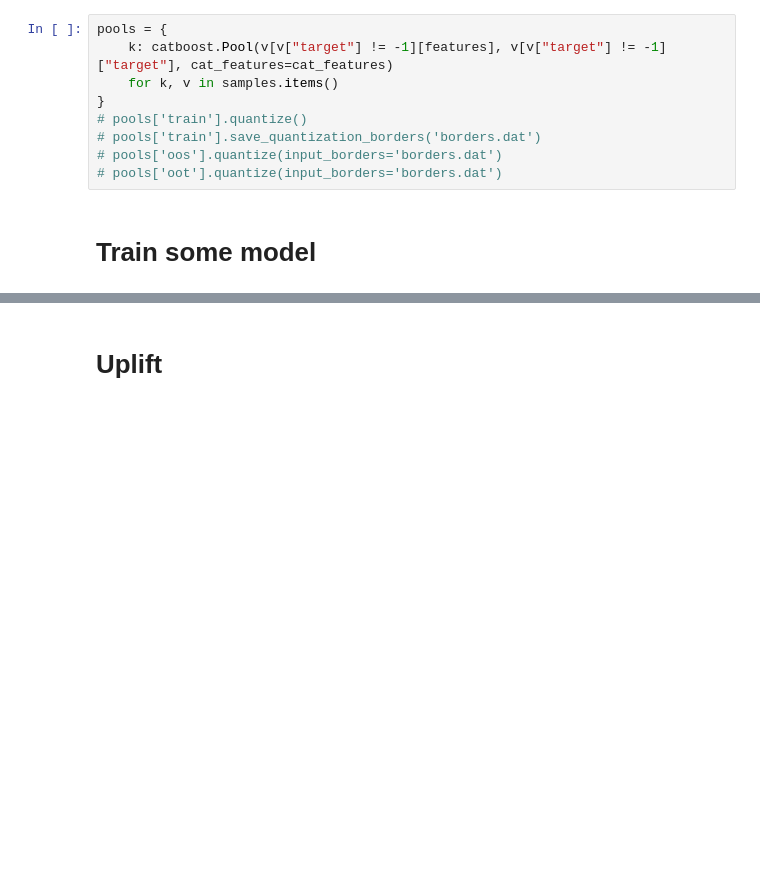
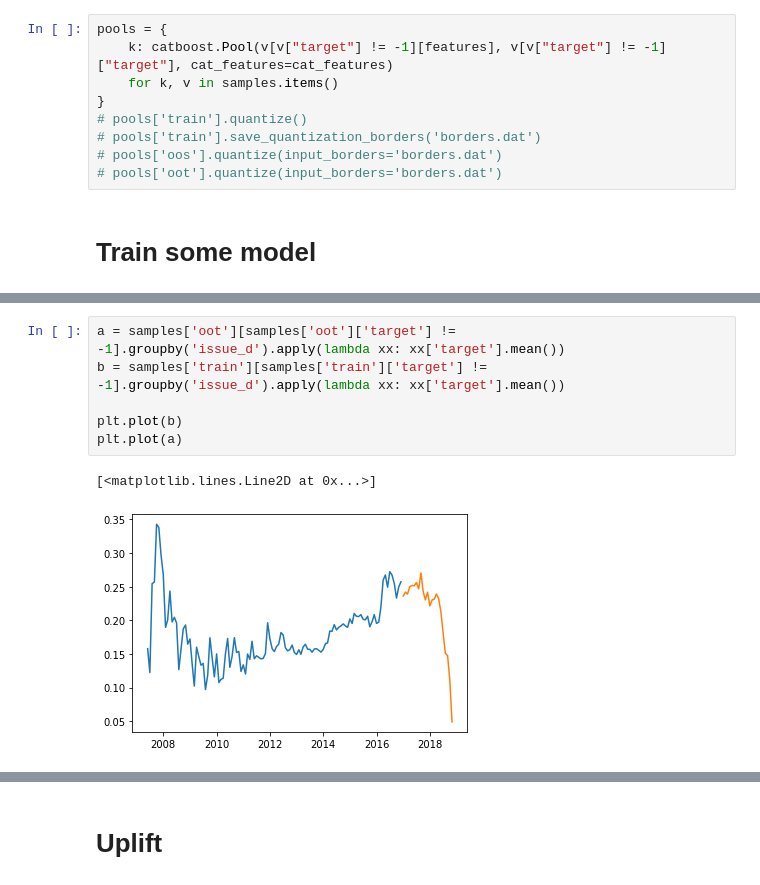
Before and after one commit to goo-goo-goo-joob/hse_credit_risk, a Jupyter notebook: alex_permutation.ipynb, the cells around one changed output, grey strips where cells are left out. Saved outputs shown, nothing was run; the diff lists cells and outputs as text; blank space fills up the shorter version.

```diff
--- a/alex_permutation.ipynb
+++ b/alex_permutation.ipynb
@@ -100,0 +136,9 @@ MetricVisualizer(layout=Layout(align_self='stretch', height='500px'))
+# %%
+a = samples['oot'][samples['oot']['target'] != -1].groupby('issue_d').apply(lambda xx: xx['target'].mean())
+b = samples['train'][samples['train']['target'] != -1].groupby('issue_d').apply(lambda xx: xx['target'].mean())
+
+plt.plot(b)
+plt.plot(a)
+# %% [output]
+[<matplotlib.lines.Line2D at 0x...>]
+[figure, added]
```
Also changed, not shown: parts of 9 cells of this notebook, 2 other files.
